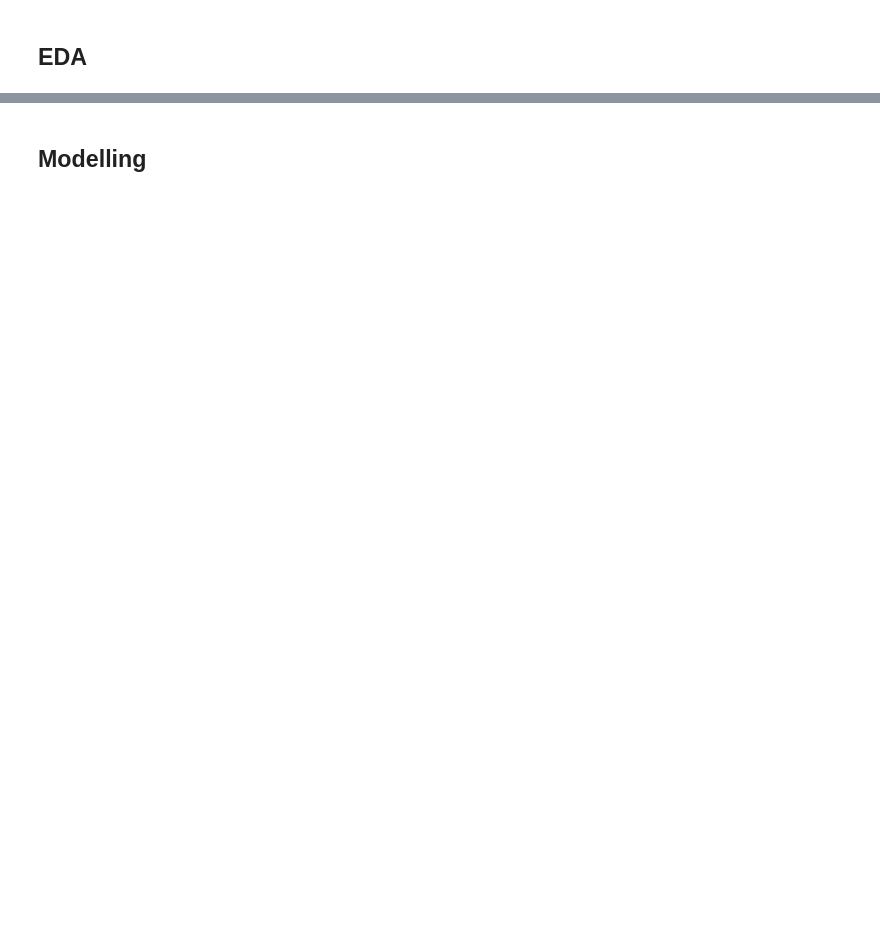
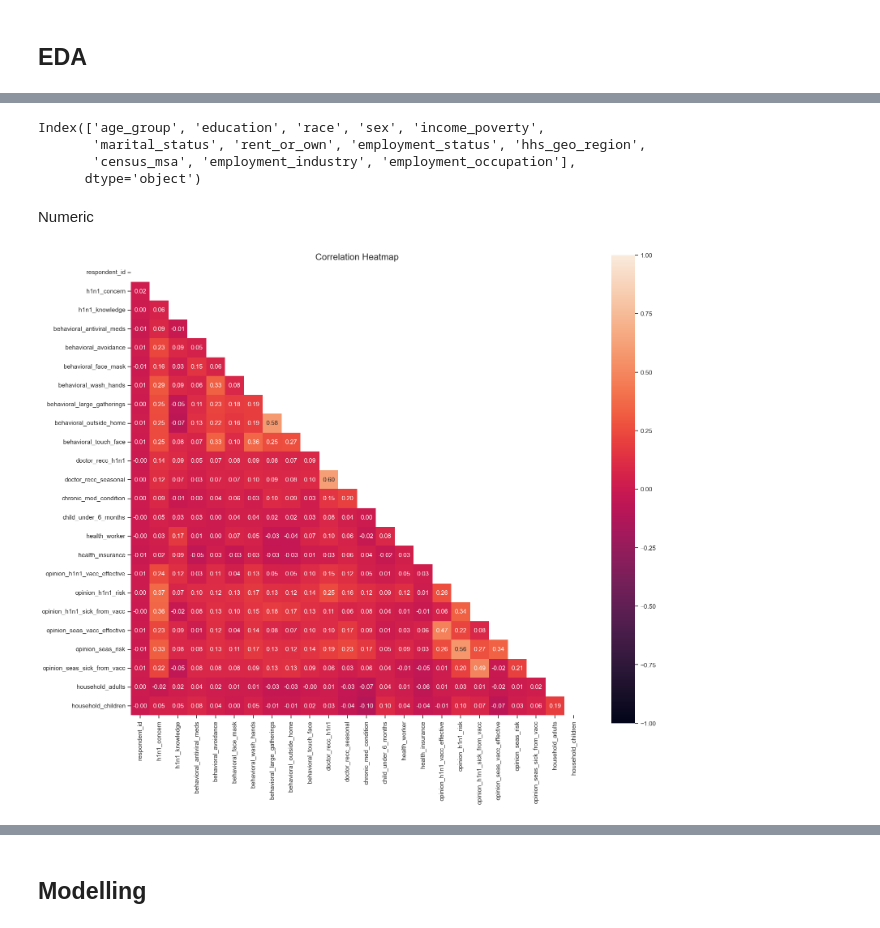
Before and after one commit to FelixFern/FINDIT-2023-ODE, a Jupyter notebook: main.ipynb, the cells around one changed output, grey strips where cells are left out. Saved outputs shown, nothing was run; the diff lists cells and outputs as text; code cells hidden in the pictures; blank space fills up the shorter version.

```diff
--- a/main.ipynb
+++ b/main.ipynb
@@ -382,0 +404,23 @@ sns.heatmap(df_test_features.isnull(), cbar=False)
+# %%
+# delete soon
+
+df_features.select_dtypes(include=['object']).columns
+# %% [output]
+Index(['age_group', 'education', 'race', 'sex', 'income_poverty',
+       'marital_status', 'rent_or_own', 'employment_status', 'hhs_geo_region',
+       'census_msa', 'employment_industry', 'employment_occupation'],
+      dtype='object')
+# %% [markdown]
+Numeric
+# %%
+# correlation matrix
+
+plt.figure(figsize=(18,15))
+
+mask = np.triu(np.ones_like(df_features.corr(numeric_only=True), dtype=bool))
+sns.heatmap(df_features.corr(), vmin=-1, vmax=1, annot=True, square=True, mask=mask,
+            fmt='.2f', annot_kws={'size':11})
+plt.title('Correlation Heatmap', fontsize=16)
+plt.show()
+# %% [output]
+[figure, added]
```
Also changed, not shown: parts of 21 cells of this notebook.
